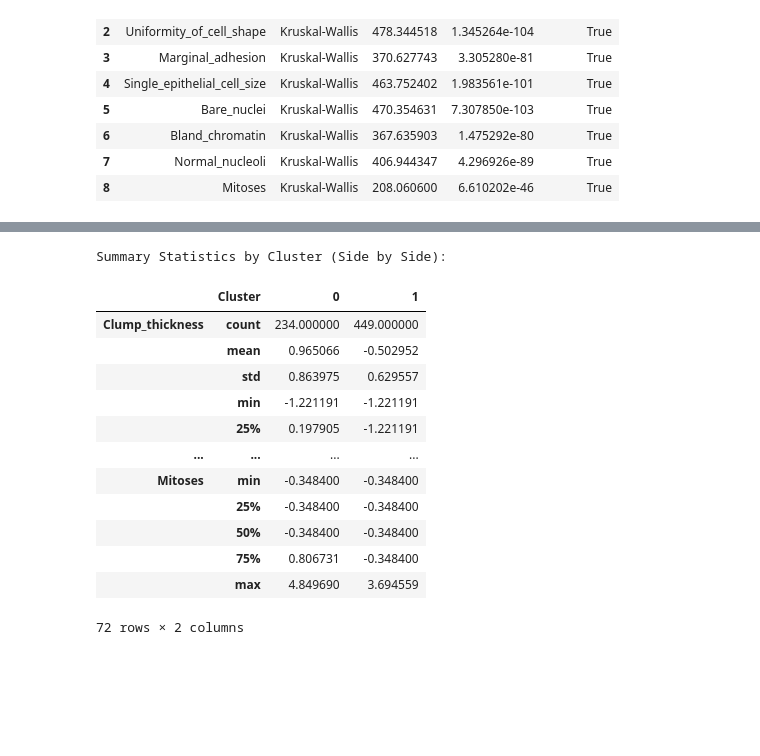
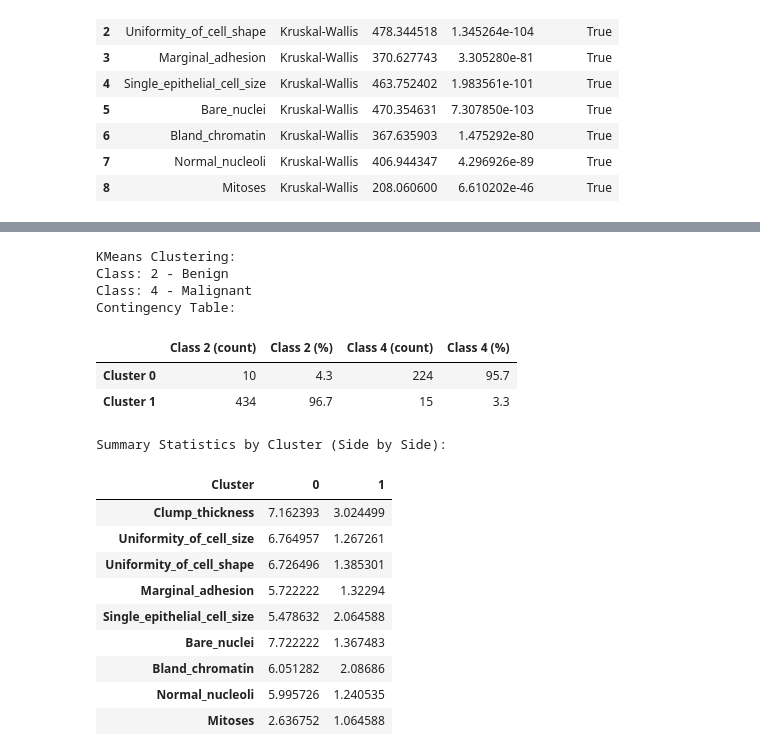
Before and after one commit to alvin-98/MLiS_Term_Project, a Jupyter notebook: ournotebook.ipynb, the cells around one changed output, grey strips where cells are left out. Saved outputs shown, nothing was run; the diff lists cells and outputs as text; code cells hidden in the pictures; blank space fills up the shorter version.

```diff
--- a/ournotebook.ipynb
+++ b/ournotebook.ipynb
@@ -130,7 +140,7 @@ for i, col in enumerate(columns):
 unique_classes = classes.unique()
 colors = ['blue', 'red']
 
-fig, axes = plt.subplots(nrows=2, ncols=5, figsize=(20, 8))
+fig, axes = plt.subplots(nrows=2, ncols=5, figsize=(20, 10))
 axes = axes.flatten()
 
 for i, col in enumerate(columns):
@@ -140,7 +150,7 @@ for i, col in enumerate(columns):
     unique_vals = sorted(feature_data.unique())
 
     if len(unique_vals) == 1:
-        # Edge case: if there's effectively only 1 unique value
+        # if there's effectively only 1 unique value
         bins = [unique_vals[0] - 0.5, unique_vals[0] + 0.5]
     else:
         bins = [v - 0.5 for v in unique_vals] + [unique_vals[-1] + 0.5]
@@ -151,7 +161,7 @@ for i, col in enumerate(columns):
         ax.hist(
             subset,
             bins=bins,
-            alpha=0.5,       # transparency
+            alpha=0.5,
             color=color,
             label=f"Class {class_label}",
             edgecolor='black'
@@ -376,13 +457,19 @@ PC1            0.840            0.816    0.560
 PC2            0.201           -0.030   -0.798
 # %% [markdown]
 # 4. Clustering
+# %%
+def evaluate_clustering(X, labels, true_labels):
+    """
+    Computes the Adjusted Rand Index, Silhouette Score, and Davies-Bouldin Index for a given clustering result.
+    """
+    results = {}
+    results['ARI'] = adjusted_rand_index(true_labels, labels)
+    results['Silhouette'] = silhouette_score(X, labels)
+    results['DaviesBouldin'] = davies_bouldin_score(X, labels)
+    return results
 # %% [markdown]
 #### 4.1 Hierarchical Agglomerative Clustering
 # %%
-from hac import HAC
-from metrics import adjusted_rand_index, silhouette_score, davies_bouldin_score
-
-# It has been found that linkage: complete, n_clusters: 2 gives the most optimal scores
 
 params = {
     'n_clusters': [2, 3, 4, 5, 6],
@@ -393,17 +480,6 @@ params = {
 best_score = -np.inf
 best_params = None
 best_metrics = None
-
-def evaluate_clustering(X, labels, true_labels):
-    """
-    Returns a dictionary of metrics for given clustering results.
-    If you only want to use ARI for selection, focus on that in the final selection step.
-    """
-    results = {}
-    results['ARI'] = adjusted_rand_index(true_labels, labels)
-    results['Silhouette'] = silhouette_score(X, labels)
-    results['DaviesBouldin'] = davies_bouldin_score(X, labels)
-    return results
 
 
 for linkage in params['linkage']:
@@ -419,12 +495,13 @@ for linkage in params['linkage']:
                 clusterer.fit(X_scaled)
                 labels = clusterer.labels_
 
-                # Evaluate
+                # Evaluate clustering performance
                 metrics_dict = evaluate_clustering(X_scaled, labels, classes)
 
-                # Decide which metric to maximize (e.g. ARI)
+                # choosing the metric to maximize
                 score_for_selection = metrics_dict['Silhouette']
 
+                # updating the best parameters and metrics
                 if score_for_selection > best_score:
                     best_score = score_for_selection
                     best_params = {
@@ -434,7 +511,7 @@ for linkage in params['linkage']:
                     }
                     best_metrics = metrics_dict
 
-# Print best results
+
 print("Best Params:", best_params)
 print("All Metrics for Best Params:", best_metrics)
 # %% [output]
@@ -922,17 +1086,27 @@ Summary Statistics by Cluster (Side by Side):
+# %%
+print("\nKMeans Clustering:")
+print("Class: 2 - Benign")
+print("Class: 4 - Malignant")
+contingency_table(kmeans.labels_, classes)
+# %% [output]
+KMeans Clustering:
+Class: 2 - Benign
+Class: 4 - Malignant
+Contingency Table:
+|  | Class 2 (count) | Class 2 (%) | Class 4 (count) | Class 4 (%) |
+| Cluster 0 | 10 | 4.3 | 224 | 95.7 |
+| Cluster 1 | 434 | 96.7 | 15 | 3.3 |
 # %%
-summary_df = summary_stats_by_group(X_scaled, kmeans.labels_, feature_names)
+summary_df = summary_stats_by_group(X, kmeans.labels_, feature_names)
 # %% [output]
 Summary Statistics by Cluster (Side by Side):
-|  | Cluster | 0 | 1 |
-| Clump_thickness | count | 234.000000 | 449.000000 |
-|  | mean | 0.965066 | -0.502952 |
-|  | std | 0.863975 | 0.629557 |
-|  | min | -1.221191 | -1.221191 |
-|  | 25% | 0.197905 | -1.221191 |
-| ... | ... | ... | ... |
-| Mitoses | min | -0.348400 | -0.348400 |
-|  | 25% | -0.348400 | -0.348400 |
-|  | 50% | -0.348400 | -0.348400 |
-|  | 75% | 0.806731 | -0.348400 |
-|  | max | 4.849690 | 3.694559 |
+| Cluster | 0 | 1 |
+| Clump_thickness | 7.162393 | 3.024499 |
+| Uniformity_of_cell_size | 6.764957 | 1.267261 |
+| Uniformity_of_cell_shape | 6.726496 | 1.385301 |
+| Marginal_adhesion | 5.722222 | 1.32294 |
+| Single_epithelial_cell_size | 5.478632 | 2.064588 |
+| Bare_nuclei | 7.722222 | 1.367483 |
+| Bland_chromatin | 6.051282 | 2.08686 |
+| Normal_nucleoli | 5.995726 | 1.240535 |
+| Mitoses | 2.636752 | 1.064588 |
-72 rows × 2 columns
```
Also changed, not shown: parts of 42 cells of this notebook.
